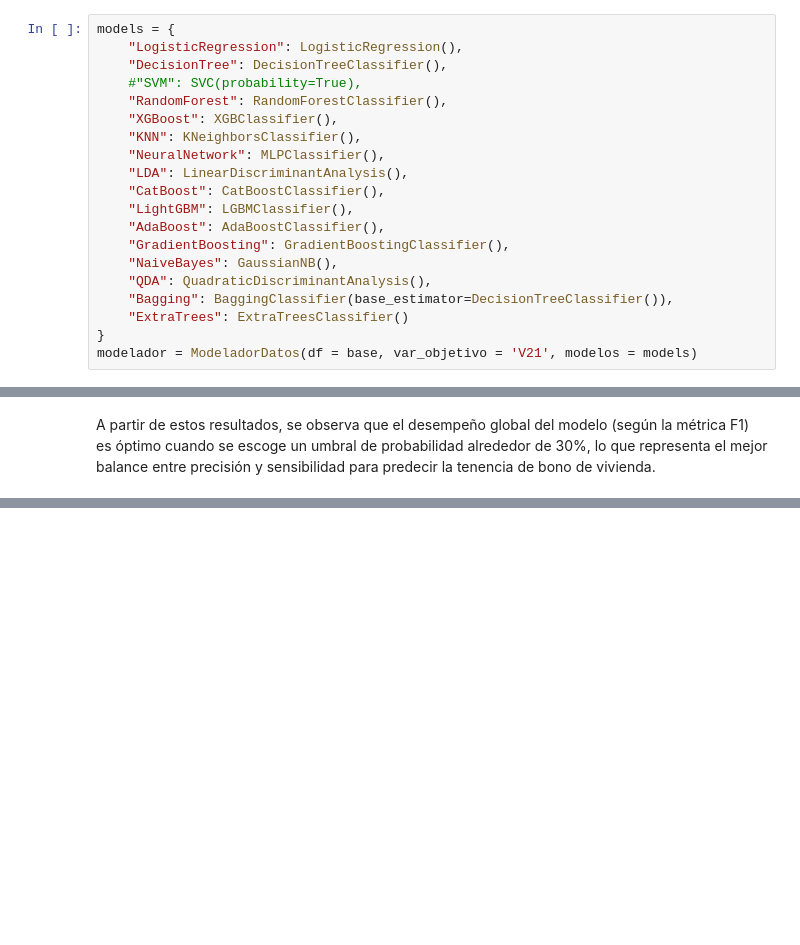
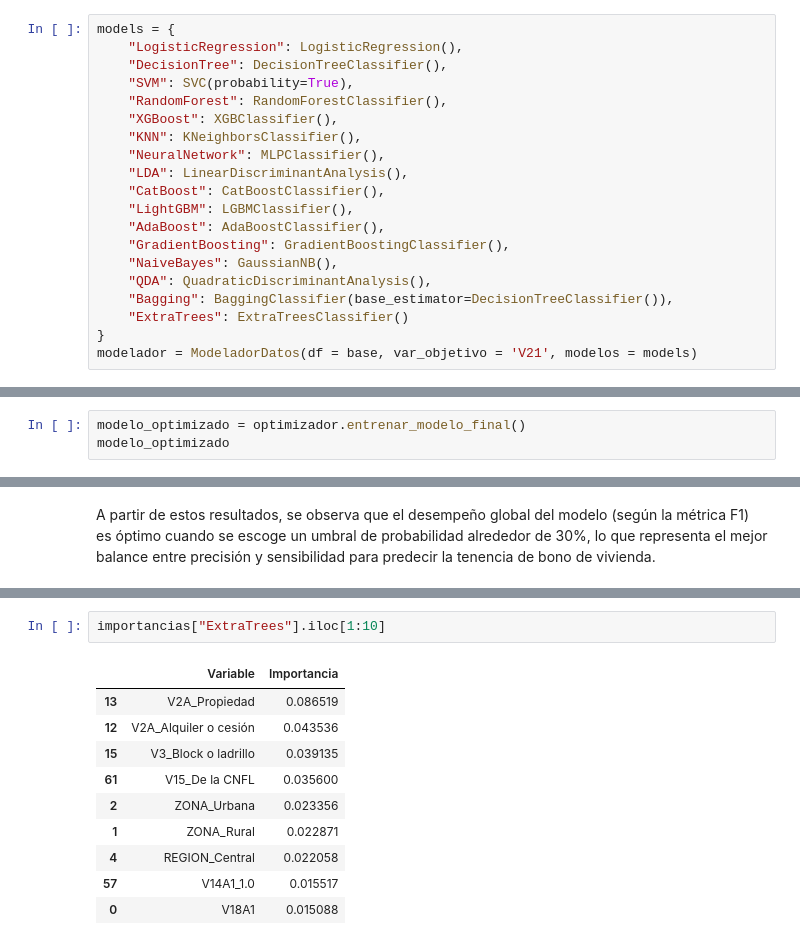
Before and after one commit to Jose-Carlos-Quintero/Proyecto_HPCD2, a Jupyter notebook: cod/Python/main.ipynb, the cells around one changed output, grey strips where cells are left out. Cells and saved outputs as stored; diff of their text form; blank space fills up the shorter version.

```diff
--- a/cod/Python/main.ipynb
+++ b/cod/Python/main.ipynb
@@ -93,7 +93,7 @@ base.head()
 models = {
     "LogisticRegression": LogisticRegression(),
     "DecisionTree": DecisionTreeClassifier(),
-    #"SVM": SVC(probability=True),
+    "SVM": SVC(probability=True),
     "RandomForest": RandomForestClassifier(),
     "XGBoost": XGBClassifier(),
     "KNN": KNeighborsClassifier(),
@@ -230,0 +204,3 @@ Pipeline(steps=[('preprocessor',
+# %%
+modelo_optimizado = optimizador.entrenar_modelo_final()
+modelo_optimizado
@@ -249,0 +250,13 @@ A partir de estos resultados, se observa que el desempeño global del modelo (se
+# %%
+importancias["ExtraTrees"].iloc[1:10]
+# %% [output]
+|  | Variable | Importancia |
+| 13 | V2A_Propiedad | 0.086519 |
+| 12 | V2A_Alquiler o cesión | 0.043536 |
+| 15 | V3_Block o ladrillo | 0.039135 |
+| 61 | V15_De la CNFL | 0.035600 |
+| 2 | ZONA_Urbana | 0.023356 |
+| 1 | ZONA_Rural | 0.022871 |
+| 4 | REGION_Central | 0.022058 |
+| 57 | V14A1_1.0 | 0.015517 |
+| 0 | V18A1 | 0.015088 |
```
Also changed, not shown: parts of 11 cells of this notebook.
